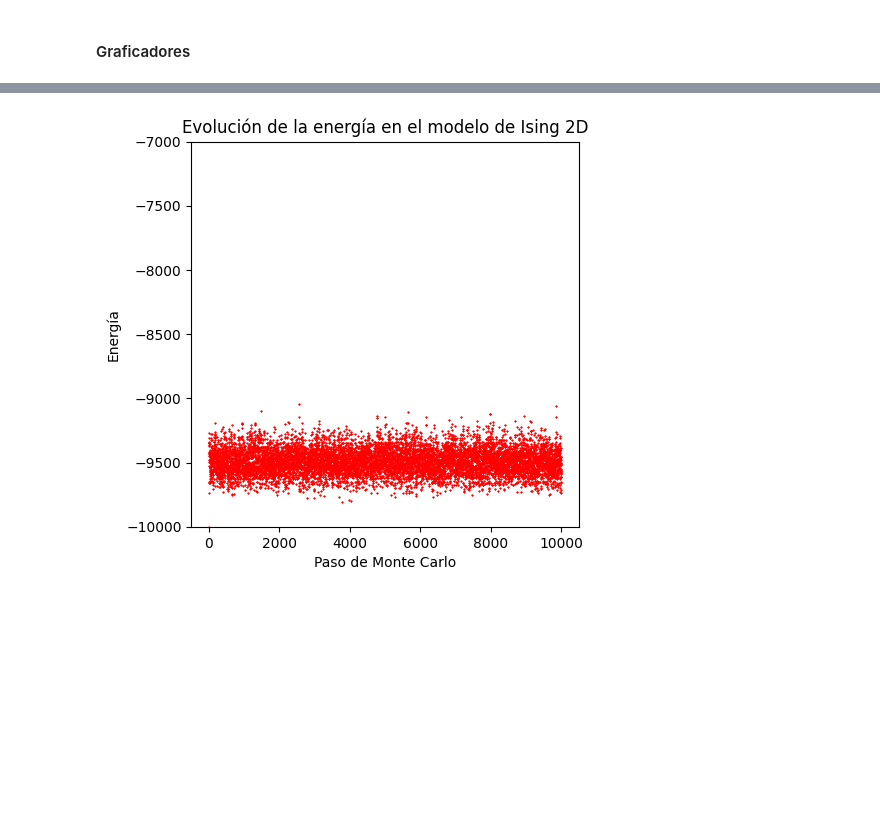
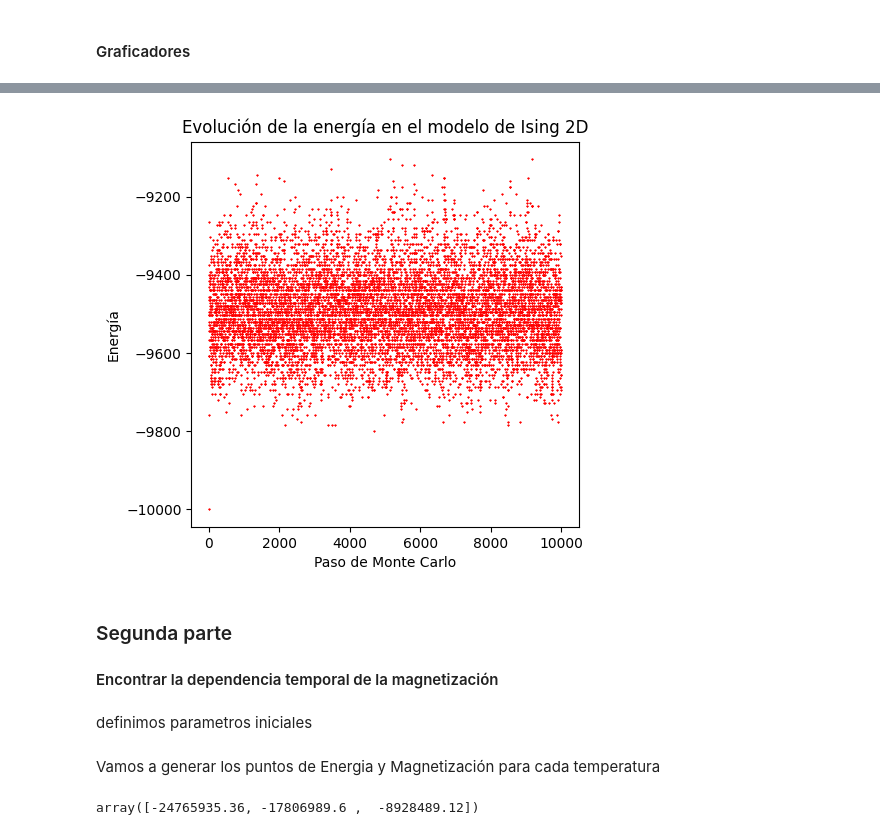
Before and after one commit to javierfeijoom/Simulaciones-Computacionales, a Jupyter notebook: Practica-4/Ising2D_Montecarlo.ipynb, the cells around one changed output, grey strips where cells are left out. Cells and saved outputs as stored; diff of their text form; code cells hidden in the pictures; blank space fills up the shorter version.

```diff
--- a/Practica-4/Ising2D_Montecarlo.ipynb
+++ b/Practica-4/Ising2D_Montecarlo.ipynb
@@ -85,10 +85,14 @@ plt.show()
 # %%
 plt.figure(figsize=(5, 5))
 plt.plot(energias,'r*',markersize=1)
 plt.xlabel('Paso de Monte Carlo')
 plt.ylabel('Energía')
-plt.ylim([-10000,-7000])
 plt.title('Evolución de la energía en el modelo de Ising 2D')
 plt.show()
 # %% [output]
-[figure, old version]
+[figure, new version]
+# %% [markdown]
+### Segunda parte
+#### Encontrar la dependencia temporal de la magnetización
+# %% [markdown]
+definimos parametros iniciales
@@ -94,0 +106,2 @@ plt.show()
+# %% [markdown]
+Vamos a generar los puntos de Energia y Magnetización para cada temperatura
@@ -94,0 +130,4 @@ plt.show()
+# %%
+E
+# %% [output]
+array([-24765935.36, -17806989.6 ,  -8928489.12])
```
Also changed, not shown: parts of 5 cells of this notebook.
